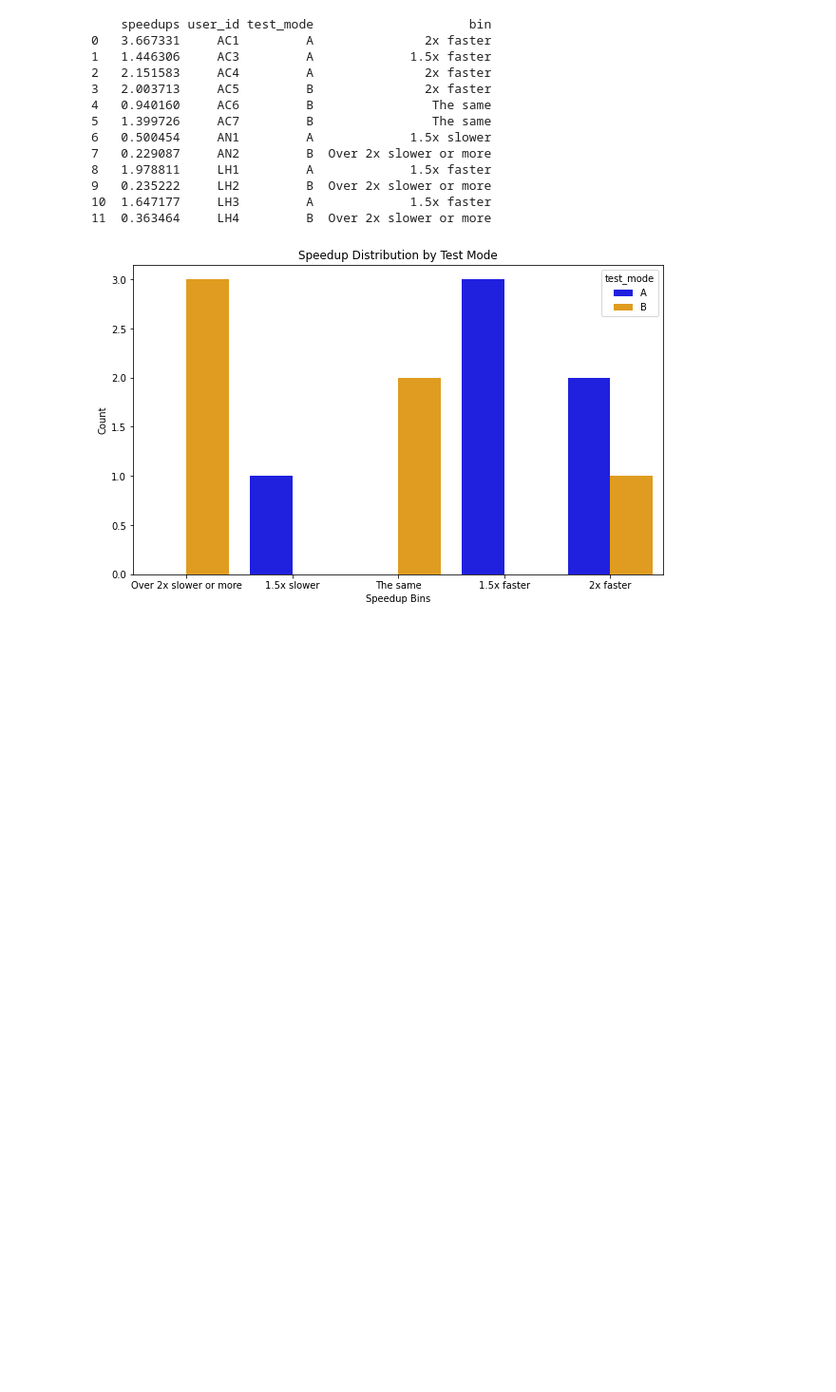
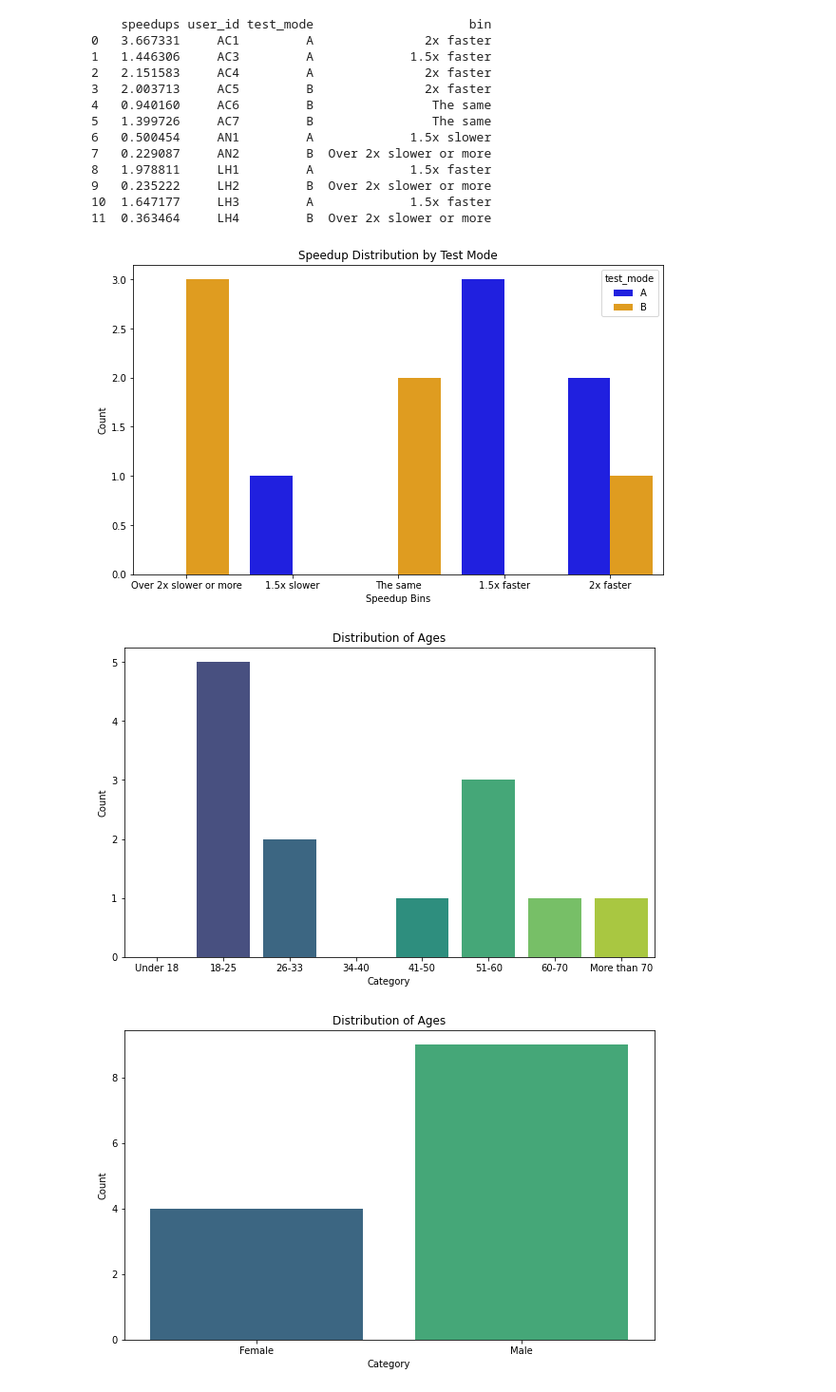
Before and after one commit to Limax-cs/Automatic-Cart-Unity, a Jupyter notebook: Assets/LogFiles/test_parse.ipynb, the cells around one changed output. Shown: that part at 95% size. Drawn from its saved outputs; the diff is of its cells as text; code cells hidden in the pictures; blank space fills up the shorter version.

```diff
--- a/Assets/LogFiles/test_parse.ipynb
+++ b/Assets/LogFiles/test_parse.ipynb
@@ -228,4 +228,41 @@ plt.show()
 10  1.647177     LH3         A             1.5x faster
 11  0.363464     LH4         B  Over 2x slower or more
 [figure]
+# %%
+intro_quest = pd.read_csv('Introduction Questionnaire.csv')
+intro_quest_cat = pd.read_csv('Introduction Questionnaire Cat.csv')
+
+age_mapping = {
+    'Menys de 18': 'Under 18',
+    'De 18 a 25': '18-25',
+    'De 26 a 33': '26-33',
+    'De 34 a 40': '34-40',
+    'De 41 a 50': '41-50',
+    'De 51 a 60': '51-60',
+    'De 60 a 70': '60-70',
+    'Més de 70': 'More than 70'
+}
+
+#AGE
+intro_quest_cat["Edat:"] = intro_quest_cat["Edat:"].replace(age_mapping)
+ages = pd.concat([intro_quest_cat['Edat:'], intro_quest['AGE']], axis=0)
+category_order = ['Under 18', '18-25', '26-33', '34-40', '41-50', '51-60', '60-70', 'More than 70']
+plt.figure(figsize=(10, 6))
+sns.countplot(x=ages, data=ages, palette='viridis', order=category_order)
+plt.title('Distribution of Ages')
+plt.xlabel('Category')
+plt.ylabel('Count')
+plt.show()
+
+intro_quest_cat["Gènere:"] = intro_quest_cat["Gènere:"].replace({'Home':'Male', 'Dona':'Female'})
+genders = pd.concat([intro_quest_cat['Gènere:'], intro_quest['GENDER']], axis=0)
+plt.figure(figsize=(10, 6))
+sns.countplot(x=genders, data=genders, palette='viridis')
+plt.title('Distribution of Genders')
+plt.xlabel('Category')
+plt.ylabel('Count')
+plt.show()
+# %% [output]
+[figure, added]
+[figure, added]
 # %%
```
Also changed, not shown: parts of 1 cell of this notebook, 12 other files.
